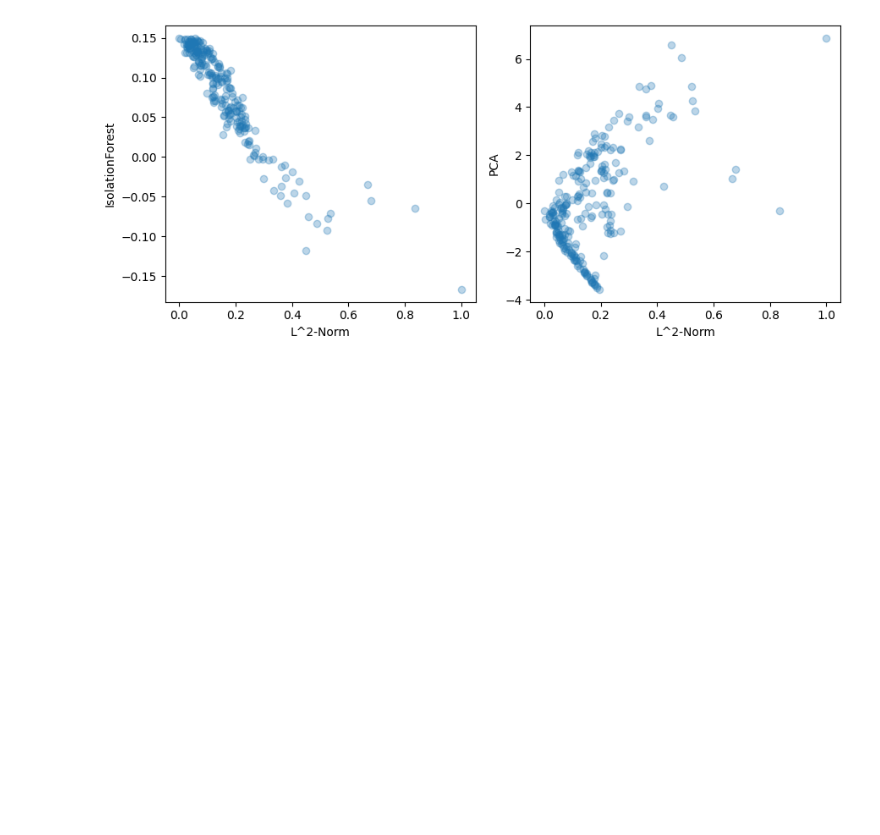
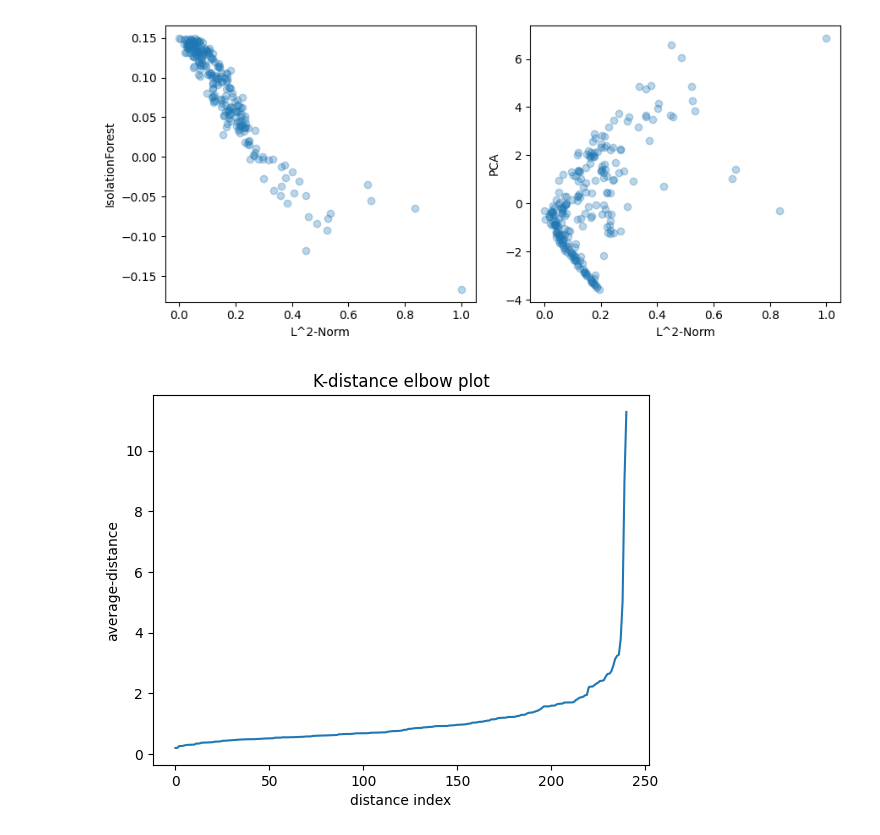
Before and after one commit to jasonwvh/tda-cicids2017, a Jupyter notebook: eda.ipynb, the cells around one changed output. Drawn from its saved outputs; the diff is of its cells as text; code cells hidden in the pictures; blank space fills up the shorter version.

```diff
--- a/eda.ipynb
+++ b/eda.ipynb
@@ -170,6 +170,30 @@ KeplerMapper(verbose=1)
 
 ..Scaling with: MinMaxScaler()
 [figure]
+# %%
+from sklearn.neighbors import NearestNeighbors
+
+neighbors = NearestNeighbors()
+neighbors_fit = neighbors.fit(X_scaled)
+distances, indices = neighbors_fit.kneighbors(X_scaled)
+distances, indices
+
+distances = np.sort(distances, axis=0)
+distances = distances[:,1]
+plt.plot(distances)
+
+# naming the x axis
+plt.xlabel('distance index')
+# naming the y axis
+plt.ylabel('average-distance')
+
+# giving a title to my graph
+plt.title('K-distance elbow plot')
+
+# function to show the plot
+plt.show()
+# %% [output]
+[figure, added]
 # %%
 ## Mapper algorithm
 lens = np.c_[lens1, lens2]
```
Also changed, not shown: parts of 5 cells of this notebook, 2 other files.
